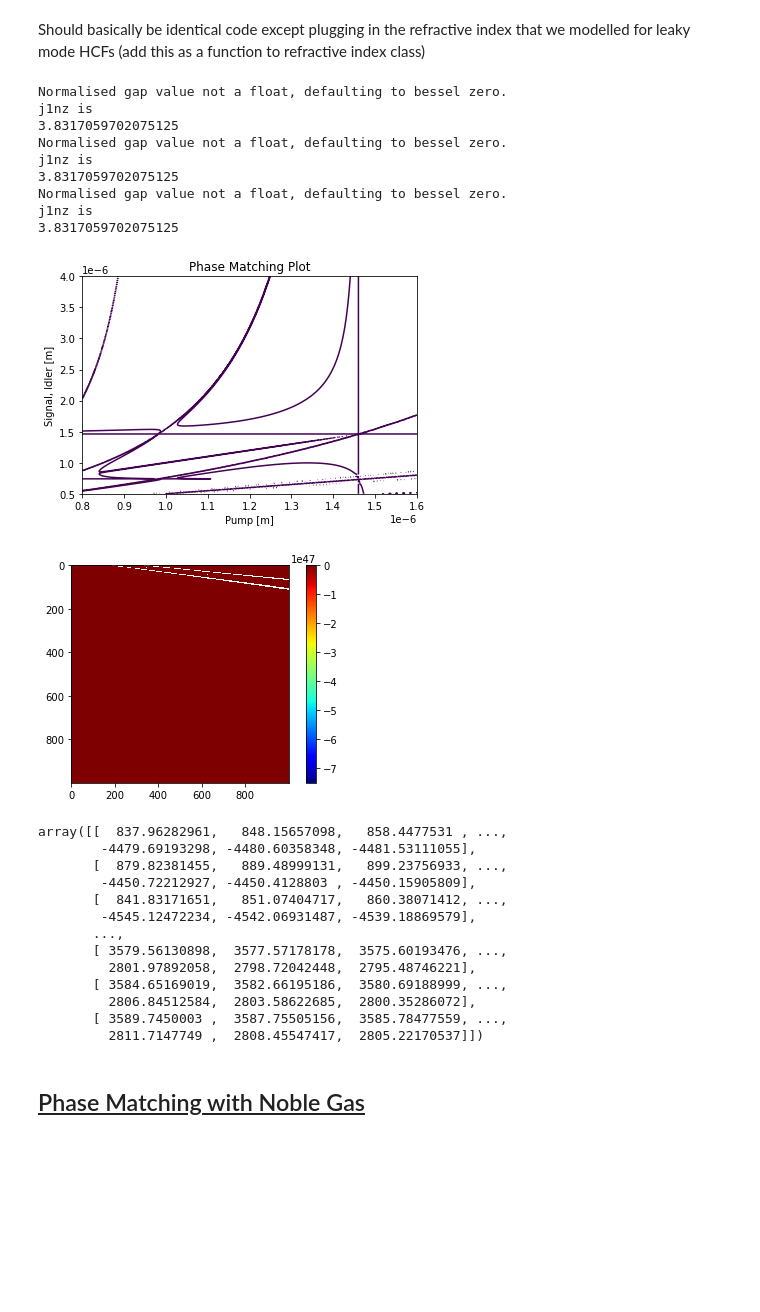
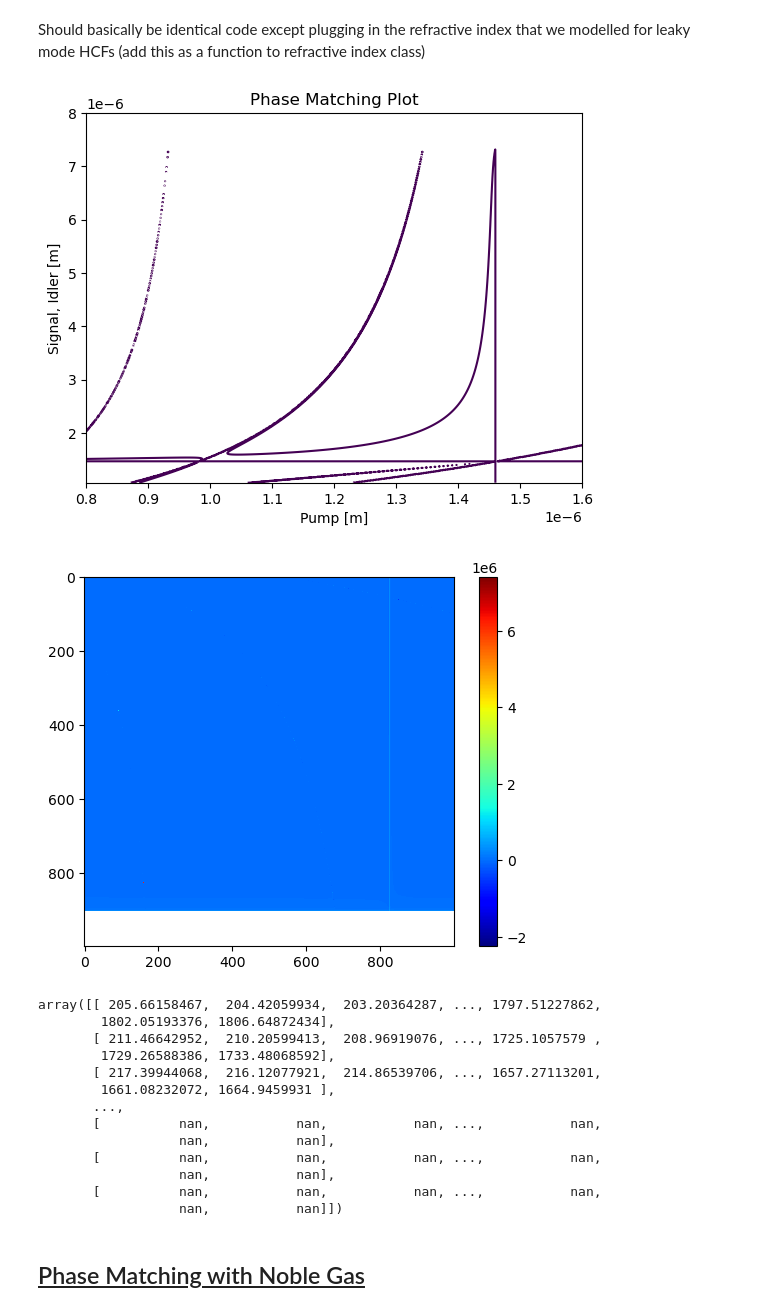
Before and after one commit to jmorse2020/FYP_Simulations, a Jupyter notebook: fwm_simulation.ipynb, the cells around one changed output. Saved outputs shown, nothing was run; the diff lists cells and outputs as text; code cells hidden in the pictures; blank space fills up the shorter version.

```diff
--- a/fwm_simulation.ipynb
+++ b/fwm_simulation.ipynb
@@ -257,41 +257,32 @@ array([[ -4451.50536797,  -4439.7673529 ,  -4427.8852916 , ...,
 Should basically be identical code except plugging in the refractive index that we modelled for leaky mode HCFs (add this as a function to refractive index class)
 # %%
 pump_wavelengths = np.linspace(0.8e-6, 1.6e-6, 1000)
-signal_wavelengths = np.linspace(0.5e-6, 4.0e-6, 1000)
+signal_wavelengths = np.linspace(1.064e-6, 8.0e-6, 1000)
 
 # * * * HCF Parameters * * * #
 w = 0.7e-6
 R = 24e-6
 gas_pressure = 210000 # mbar
 gas_temperature = 300 # Kelvin
 #refractive_index = RefractiveIndexClass.RefractiveIndex.n_fs
 refractive_index = RefractiveIndex.HCF
 phase_matching(pump_wavelengths=pump_wavelengths, signal_wavelengths=signal_wavelengths, refractive_index=refractive_index)
 # %% [output]
-Normalised gap value not a float, defaulting to bessel zero.
-j1nz is
-3.8317059702075125
-Normalised gap value not a float, defaulting to bessel zero.
-j1nz is
-3.8317059702075125
-Normalised gap value not a float, defaulting to bessel zero.
-j1nz is
-3.8317059702075125
-[figure, old version]
+[figure, new version]
-[figure, old version]
+[figure, new version]
-array([[  837.96282961,   848.15657098,   858.4477531 , ...,
-        -4479.69193298, -4480.60358348, -4481.53111055],
-       [  879.82381455,   889.48999131,   899.23756933, ...,
-        -4450.72212927, -4450.4128803 , -4450.15905809],
-       [  841.83171651,   851.07404717,   860.38071412, ...,
-        -4545.12472234, -4542.06931487, -4539.18869579],
-       ...,
-       [ 3579.56130898,  3577.57178178,  3575.60193476, ...,
-         2801.97892058,  2798.72042448,  2795.48746221],
-       [ 3584.65169019,  3582.66195186,  3580.69188999, ...,
-         2806.84512584,  2803.58622685,  2800.35286072],
-       [ 3589.7450003 ,  3587.75505156,  3585.78477559, ...,
-         2811.7147749 ,  2808.45547417,  2805.22170537]])
+array([[ 205.66158467,  204.42059934,  203.20364287, ..., 1797.51227862,
+        1802.05193376, 1806.64872434],
+       [ 211.46642952,  210.20599413,  208.96919076, ..., 1725.1057579 ,
+        1729.26588386, 1733.48068592],
+       [ 217.39944068,  216.12077921,  214.86539706, ..., 1657.27113201,
+        1661.08232072, 1664.9459931 ],
+       ...,
+       [          nan,           nan,           nan, ...,           nan,
+                  nan,           nan],
+       [          nan,           nan,           nan, ...,           nan,
+                  nan,           nan],
+       [          nan,           nan,           nan, ...,           nan,
+                  nan,           nan]])
 # %% [markdown]
 ## <u> Phase Matching with Noble Gas </u>
 # %%
```
Also changed, not shown: parts of 7 cells of this notebook.
